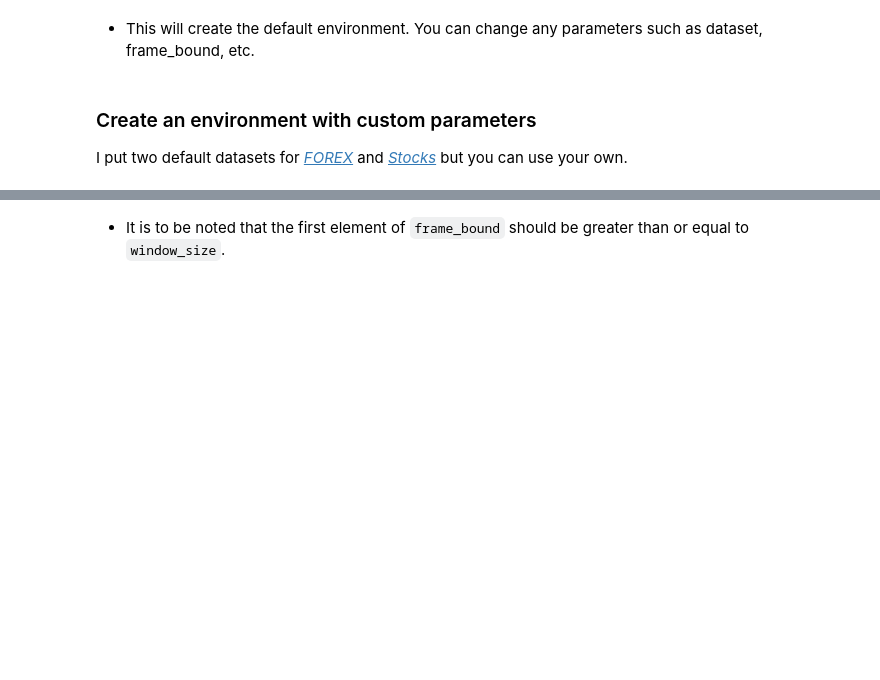
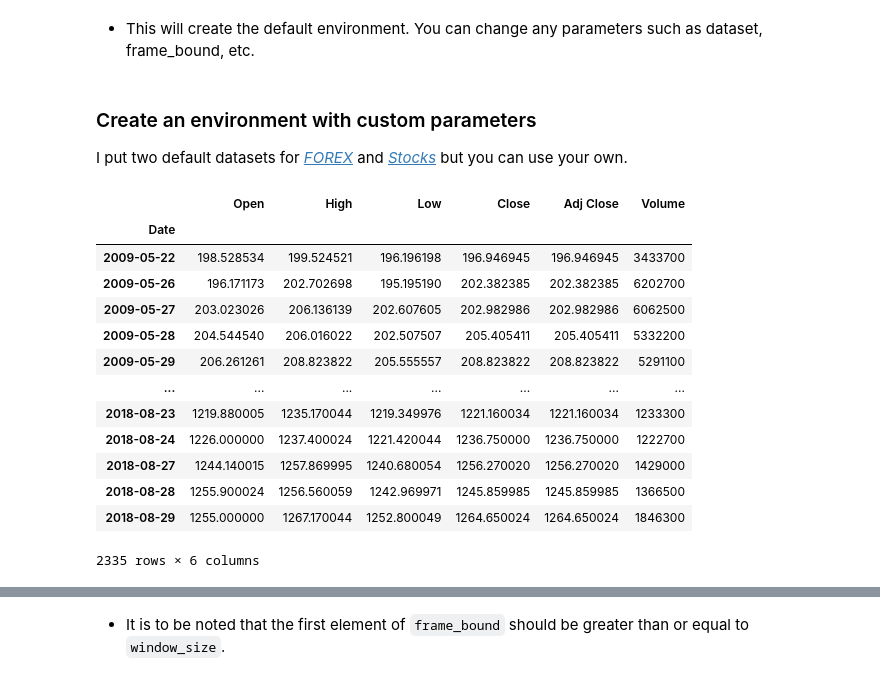
Before and after one commit to ChopinNo3Op9/RL-Based-Gym-Trading, a Jupyter notebook: examples/try.ipynb, the cells around one changed output, grey strips where cells are left out. Saved outputs shown, nothing was run; the diff lists cells and outputs as text; code cells hidden in the pictures; blank space fills up the shorter version.

```diff
--- a/examples/try.ipynb
+++ b/examples/try.ipynb
@@ -145,3 +145,20 @@ custom_env = gym.make(
     window_size=10,
     frame_bound=(10, 300)
 )
+# %%
+STOCKS_GOOGL
+# %% [output]
+|  | Open | High | Low | Close | Adj Close | Volume |
+| Date |  |  |  |  |  |  |
+| 2009-05-22 | 198.528534 | 199.524521 | 196.196198 | 196.946945 | 196.946945 | 3433700 |
+| 2009-05-26 | 196.171173 | 202.702698 | 195.195190 | 202.382385 | 202.382385 | 6202700 |
+| 2009-05-27 | 203.023026 | 206.136139 | 202.607605 | 202.982986 | 202.982986 | 6062500 |
+| 2009-05-28 | 204.544540 | 206.016022 | 202.507507 | 205.405411 | 205.405411 | 5332200 |
+| 2009-05-29 | 206.261261 | 208.823822 | 205.555557 | 208.823822 | 208.823822 | 5291100 |
+| ... | ... | ... | ... | ... | ... | ... |
+| 2018-08-23 | 1219.880005 | 1235.170044 | 1219.349976 | 1221.160034 | 1221.160034 | 1233300 |
+| 2018-08-24 | 1226.000000 | 1237.400024 | 1221.420044 | 1236.750000 | 1236.750000 | 1222700 |
+| 2018-08-27 | 1244.140015 | 1257.869995 | 1240.680054 | 1256.270020 | 1256.270020 | 1429000 |
+| 2018-08-28 | 1255.900024 | 1256.560059 | 1242.969971 | 1245.859985 | 1245.859985 | 1366500 |
+| 2018-08-29 | 1255.000000 | 1267.170044 | 1252.800049 | 1264.650024 | 1264.650024 | 1846300 |
+2335 rows × 6 columns
```
Also changed, not shown: parts of 5 cells of this notebook.
